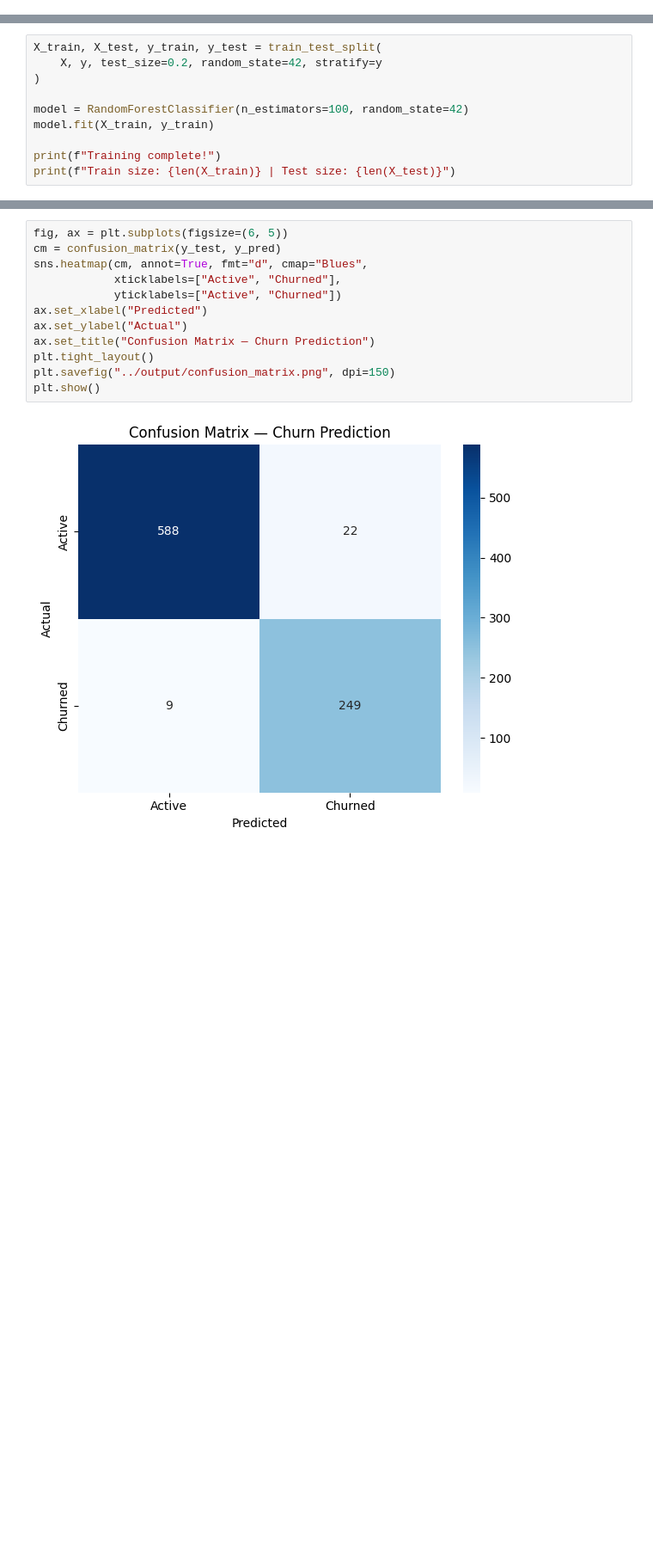
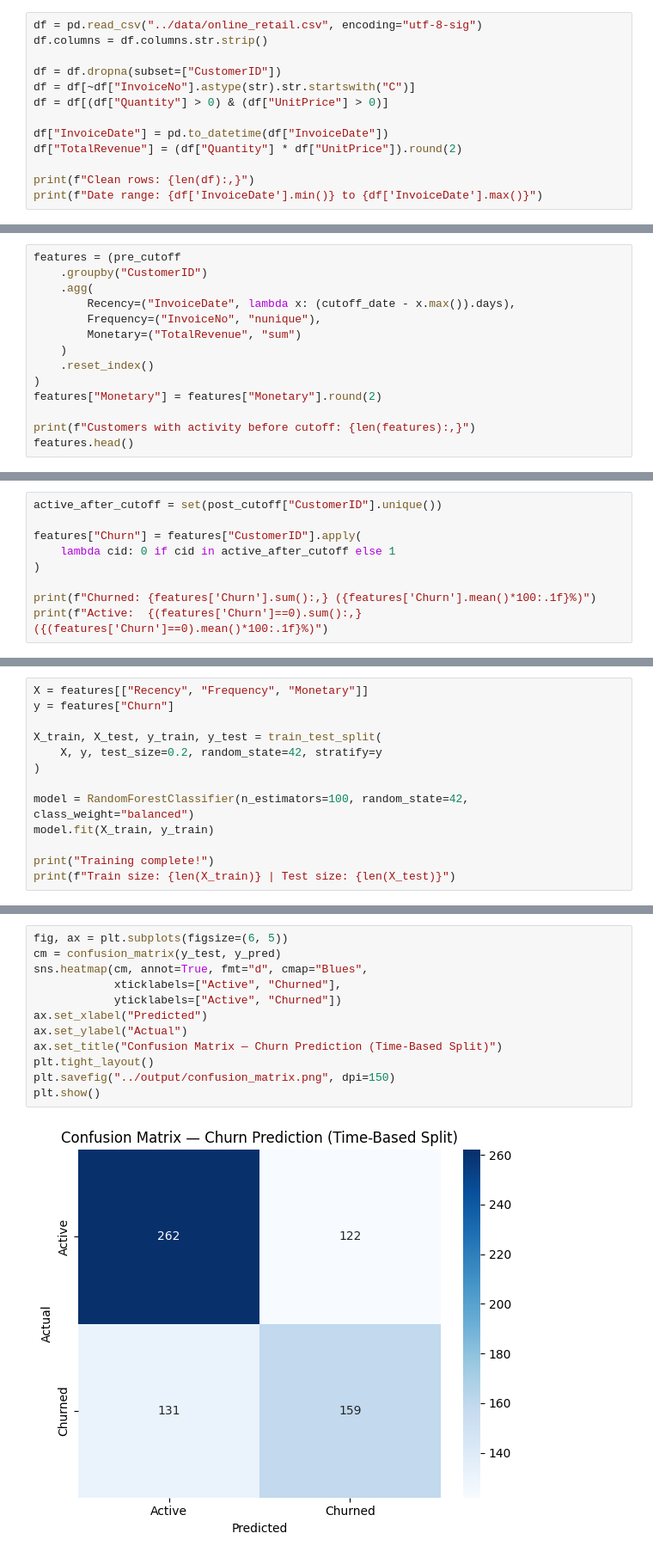
Before and after one commit to Abd24205/ecommerce-pyspark-analysis, a Jupyter notebook: notebooks/02_churn_prediction.ipynb, the cells around one changed output, grey strips where cells are left out. Shown at 86% size. Drawn from its saved outputs; the diff is of its cells as text; blank space fills up the shorter version.

Commit message:
Fix churn model: replace leaky RFM-segment label with time-based split

```diff
--- a/notebooks/02_churn_prediction.ipynb
+++ b/notebooks/02_churn_prediction.ipynb
@@ -37,0 +23,13 @@ Active:  3047 (70.2%)
+# %%
+df = pd.read_csv("../data/online_retail.csv", encoding="utf-8-sig")
+df.columns = df.columns.str.strip()
+
+df = df.dropna(subset=["CustomerID"])
+df = df[~df["InvoiceNo"].astype(str).str.startswith("C")]
+df = df[(df["Quantity"] > 0) & (df["UnitPrice"] > 0)]
+
+df["InvoiceDate"] = pd.to_datetime(df["InvoiceDate"])
+df["TotalRevenue"] = (df["Quantity"] * df["UnitPrice"]).round(2)
+
+print(f"Clean rows: {len(df):,}")
+print(f"Date range: {df['InvoiceDate'].min()} to {df['InvoiceDate'].max()}")
@@ -37,0 +71,14 @@ Active:  3047 (70.2%)
+# %%
+features = (pre_cutoff
+    .groupby("CustomerID")
+    .agg(
+        Recency=("InvoiceDate", lambda x: (cutoff_date - x.max()).days),
+        Frequency=("InvoiceNo", "nunique"),
+        Monetary=("TotalRevenue", "sum")
+    )
+    .reset_index()
+)
+features["Monetary"] = features["Monetary"].round(2)
+
+print(f"Customers with activity before cutoff: {len(features):,}")
+features.head()
@@ -37,0 +99,9 @@ Active:  3047 (70.2%)
+# %%
+active_after_cutoff = set(post_cutoff["CustomerID"].unique())
+
+features["Churn"] = features["CustomerID"].apply(
+    lambda cid: 0 if cid in active_after_cutoff else 1
+)
+
+print(f"Churned: {features['Churn'].sum():,} ({features['Churn'].mean()*100:.1f}%)")
+print(f"Active:  {(features['Churn']==0).sum():,} ({(features['Churn']==0).mean()*100:.1f}%)")
@@ -38,12 +116,15 @@ Active:  3047 (70.2%)
 # %%
+X = features[["Recency", "Frequency", "Monetary"]]
+y = features["Churn"]
+
 X_train, X_test, y_train, y_test = train_test_split(
     X, y, test_size=0.2, random_state=42, stratify=y
 )
 
-model = RandomForestClassifier(n_estimators=100, random_state=42)
+model = RandomForestClassifier(n_estimators=100, random_state=42, class_weight="balanced")
 model.fit(X_train, y_train)
 
-print(f"Training complete!")
+print("Training complete!")
 print(f"Train size: {len(X_train)} | Test size: {len(X_test)}")
 # %% [output]
 Training complete!
@@ -70,17 +166,17 @@ ROC-AUC Score: 0.9955
 # %%
 fig, ax = plt.subplots(figsize=(6, 5))
 cm = confusion_matrix(y_test, y_pred)
 sns.heatmap(cm, annot=True, fmt="d", cmap="Blues",
             xticklabels=["Active", "Churned"],
             yticklabels=["Active", "Churned"])
 ax.set_xlabel("Predicted")
 ax.set_ylabel("Actual")
-ax.set_title("Confusion Matrix — Churn Prediction")
+ax.set_title("Confusion Matrix — Churn Prediction (Time-Based Split)")
 plt.tight_layout()
 plt.savefig("../output/confusion_matrix.png", dpi=150)
 plt.show()
 # %% [output]
-[figure, old version]
+[figure, new version]
 # %%
 feat_importance = pd.DataFrame({
     "Feature": ["Recency", "Frequency", "Monetary"],
```
Also changed, not shown: parts of 19 cells of this notebook, 3 other files.
